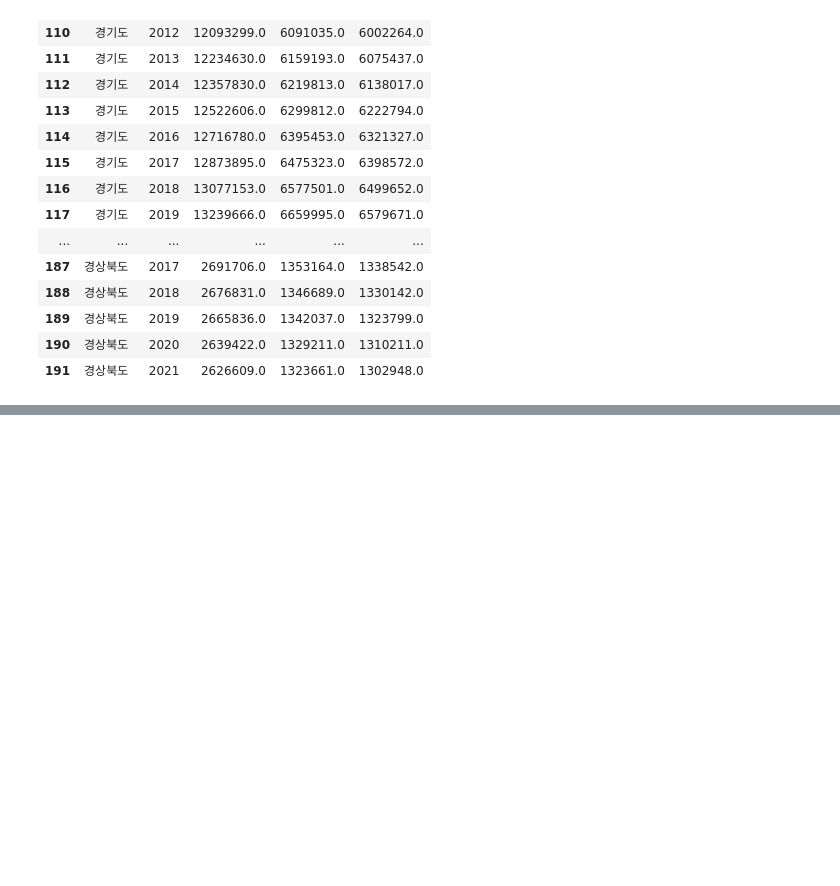
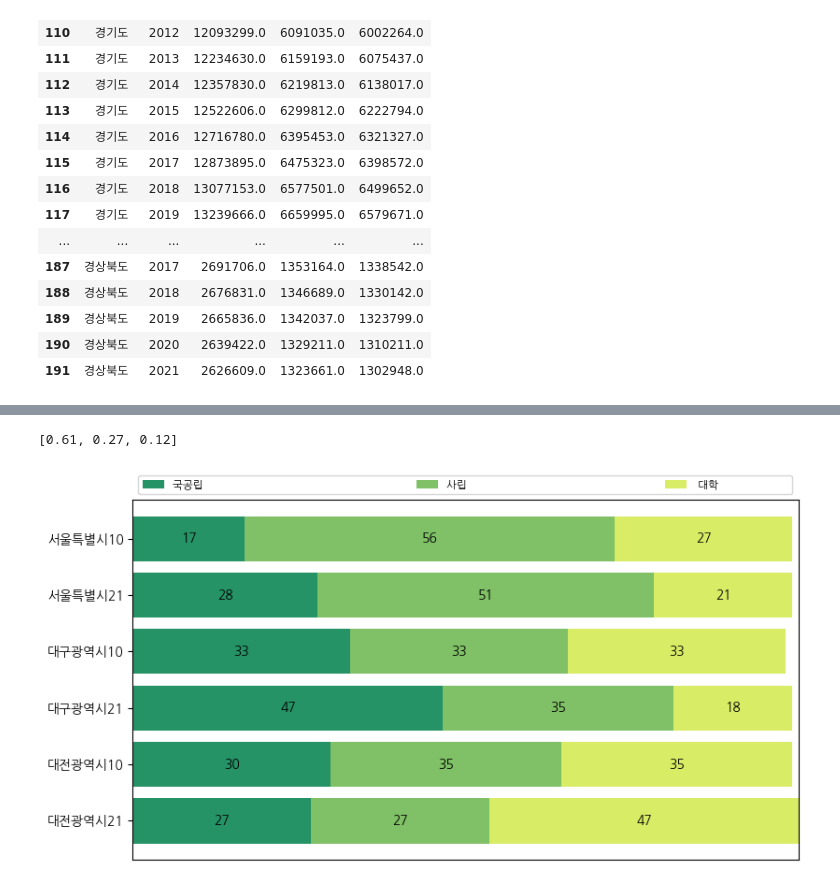
Before and after one commit to matdongsan5/Project, a Jupyter notebook: Numpy_이정욱/check.ipynb, the cells around one changed output, grey strips where cells are left out. Drawn from its saved outputs; the diff is of its cells as text; code cells hidden in the pictures; blank space fills up the shorter version.

```diff
--- a/Numpy_이정욱/check.ipynb
+++ b/Numpy_이정욱/check.ipynb
@@ -203,0 +132,7 @@ seoDF
+# %%
+seoDF = per_km2('seoDF', '서울특별시')
+kkdDF = per_km2('kkdDF', '경기도')
+dgDF = per_km2('dgDF', '대구광역시')
+gsbdDF = per_km2('gsbd', '경상북도')
+ccbdDF = per_km2('ccbd', '충청북도')
+djDF = per_km2('djDF', '대전광역시')
@@ -204,6 +155,6 @@ seoDF
 # %%
 def ppc_ratio_m(df):
-    m_ratioDF = df[['region',  'years']]
+    m_ratioDF = df.loc[:, ['region',  'years']]
     m_ratioDF.loc[:,'m_pub'] = (df.loc[:,'museum_pub'] / df.loc[:,'museum']).round(2)
     m_ratioDF.loc[:,'m_pri'] = (df.loc[:,'museum_pri'] / df.loc[:,'museum']).round(2)
     m_ratioDF.loc[:,'m_col'] = (df.loc[:,'museum_col'] / df.loc[:,'museum']).round(2)
@@ -211,7 +162,7 @@ def ppc_ratio_m(df):
     # return df['m_pub'] / df['museum']
 
 def ppc_ratio_g(df):
-    g_ratioDF = df[['region',  'years']]
+    g_ratioDF = df.loc[:, ['region',  'years']]
     g_ratioDF.loc[:,'g_pub'] = (df.loc[:,'gallery_pu'] / df.loc[:,'gallery']).round(2)
     g_ratioDF.loc[:,'g_pri'] = (df.loc[:,'gallery_pr'] / df.loc[:,'gallery']).round(2)
     g_ratioDF.loc[:,'g_col'] = (df.loc[:,'gallery_col'] / df.loc[:,'gallery']).round(2)
@@ -481,0 +190,23 @@ See the caveats in the documentation: https://pandas.pydata.org/pandas-docs/stab
+# %%
+seoDF_r = ppc_ratio_m(seoDF)
+kkdDF_r = ppc_ratio_m(kkdDF)
+dgDF_r = ppc_ratio_m(dgDF)
+gsbdDF_r = ppc_ratio_m(gsbdDF)
+djDF_r = ppc_ratio_m(djDF)
+ccbdDF_r = ppc_ratio_m(ccbdDF)
+
+seoDF_g = ppc_ratio_g(seoDF)
+kkdDF_g = ppc_ratio_g(kkdDF)
+dgDF_g = ppc_ratio_g(dgDF)
+gsbdDF_g = ppc_ratio_g(gsbdDF)
+djDF_g = ppc_ratio_g(djDF)
+ccbdDF_g = ppc_ratio_g(ccbdDF)
+# %%
+seoDF_r.iloc[11,2:].to_list()
+kkdDF_r.iloc[11,2:].to_list()
+dgDF_r.iloc[11,2:].to_list()
+gsbdDF_r.iloc[11,2:].to_list()
+djDF_r.iloc[11,2:].to_list()
+ccbdDF_r.iloc[11,2:].to_list()
+# %% [output]
+[0.61, 0.27, 0.12]
@@ -481,0 +250,17 @@ See the caveats in the documentation: https://pandas.pydata.org/pandas-docs/stab
+# %%
+category_names = ['국공립                                                               ', '사립                                                          ',
+ ' 대학                       ']
+results = {
+    '서울특별시10': list(map(lambda x: x*100, seoDF_r.iloc[0,2:].to_list())),
+    '서울특별시21': list(map(lambda x: x*100, seoDF_r.iloc[11,2:].to_list())),
+
+    '대구광역시10': list(map(lambda x: x*100, dgDF_r.iloc[0,2:].to_list())),
+    '대구광역시21': list(map(lambda x: x*100, dgDF_r.iloc[11,2:].to_list())),
+
+    '대전광역시10': list(map(lambda x: x*100, djDF_r.iloc[0,2:].to_list())),
+    '대전광역시21': list(map(lambda x: x*100, djDF_r.iloc[11,2:].to_list()))
+}
+survey(results, category_names)
+plt.show()
+# %% [output]
+[figure, added]
```
Also changed, not shown: parts of 37 cells of this notebook.
